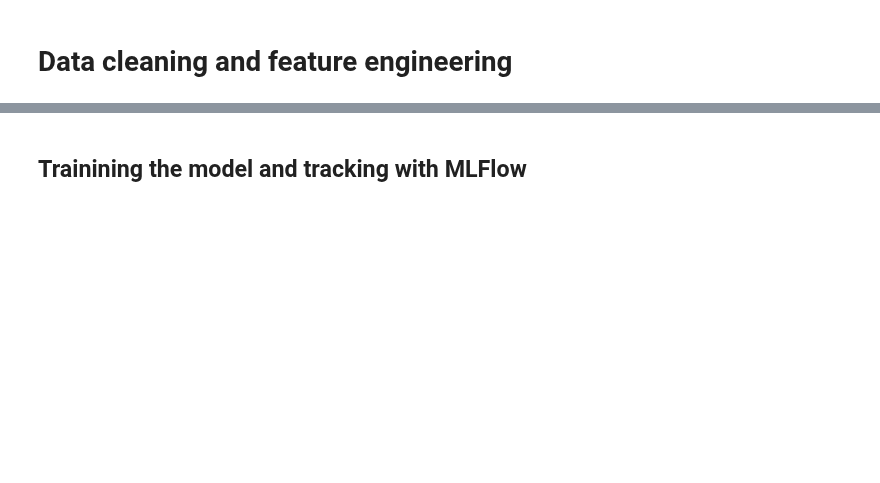
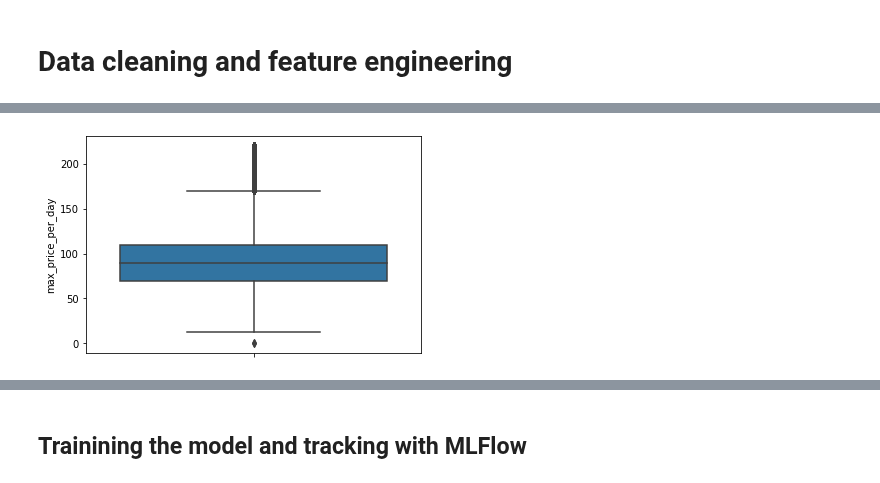
Before and after one commit to neue-fische-traum/traum-preis, a Jupyter notebook: notebooks/baseline_model_2019.ipynb, the cells around one changed output, grey strips where cells are left out. Saved outputs shown, nothing was run; the diff lists cells and outputs as text; code cells hidden in the pictures; blank space fills up the shorter version.

```diff
--- a/notebooks/baseline_model_2019.ipynb
+++ b/notebooks/baseline_model_2019.ipynb
@@ -127,0 +105,4 @@ X_train, X_test, y_train, y_test = train_test_split(X, Y, test_size=0.30, random
+# %%
+sns.boxplot( y=master_filter_1['max_price_per_day'] );
+# %% [output]
+[figure, added]
```
Also changed, not shown: parts of 78 cells of this notebook.
